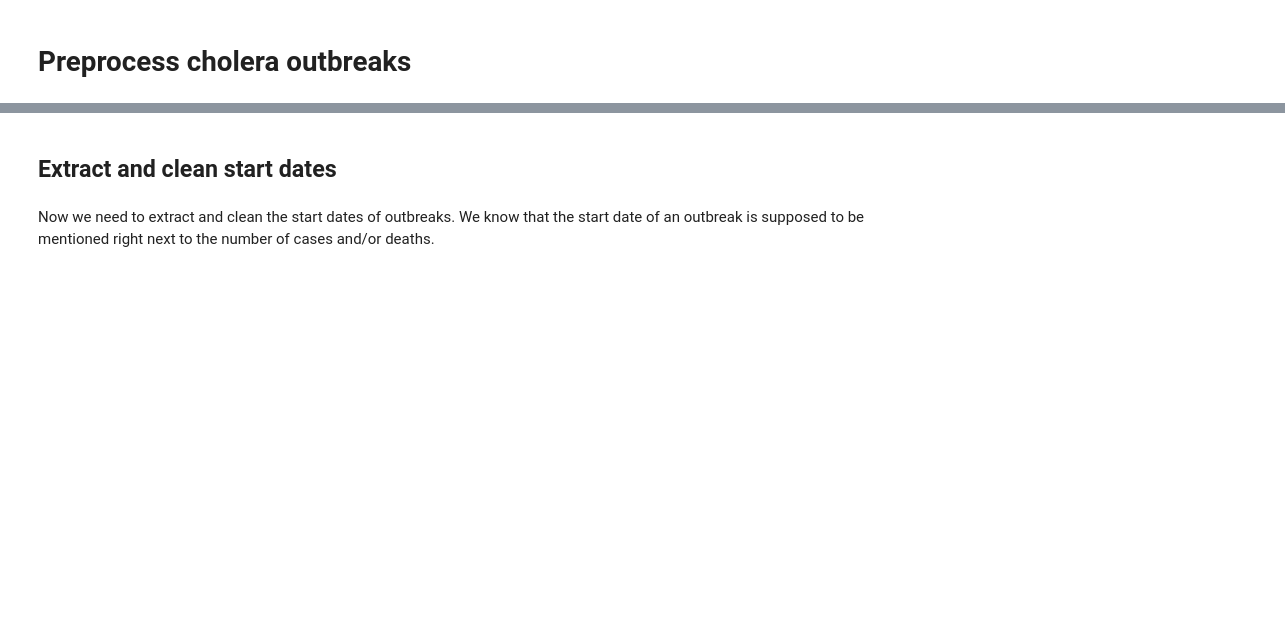
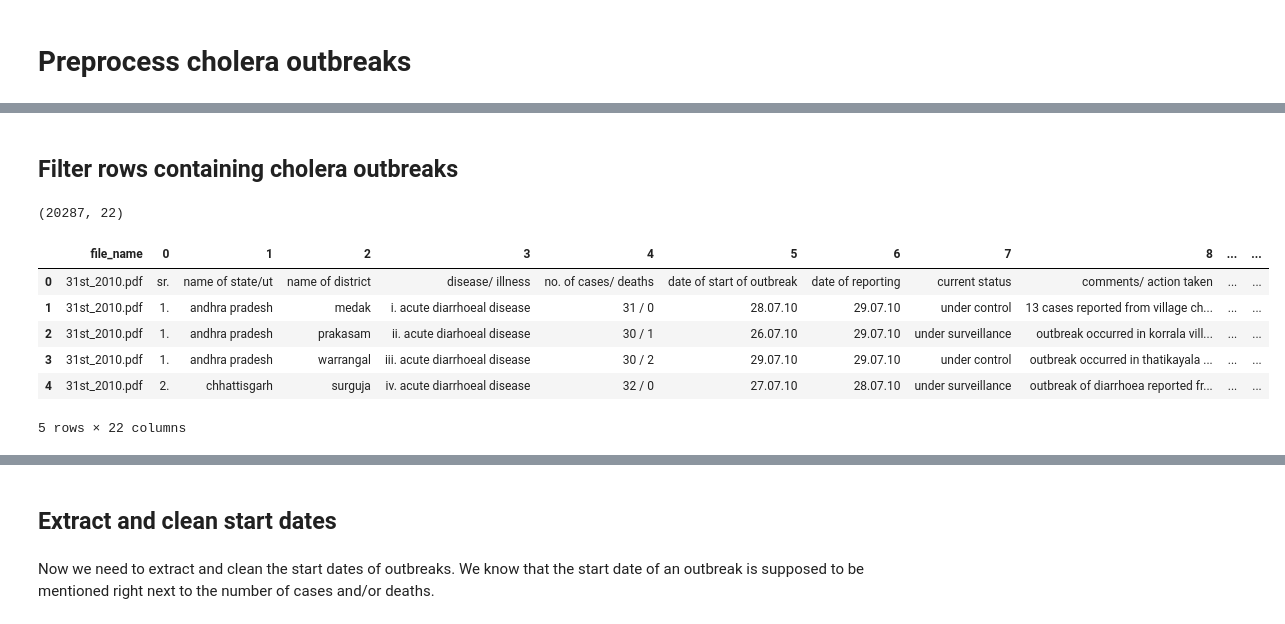
Before and after one commit to alexvmt/cholera_risk_modeling, a Jupyter notebook: 2_preprocess_the_data/preprocess_cholera_outbreaks.ipynb, the cells around one changed output, grey strips where cells are left out. Drawn from its saved outputs; the diff is of its cells as text; code cells hidden in the pictures; blank space fills up the shorter version.

```diff
--- a/2_preprocess_the_data/preprocess_cholera_outbreaks_v3.ipynb
+++ b/2_preprocess_the_data/preprocess_cholera_outbreaks.ipynb
@@ -383,0 +77,24 @@ outbreaks_filtered_other.shape
+# %% [markdown]
+## Filter rows containing cholera outbreaks
+# %%
+# drop duplicates
+cholera_outbreaks_raw = cholera_outbreaks_raw.drop_duplicates().reset_index(drop=True)
+cholera_outbreaks_raw.shape
+# %% [output]
+(20287, 22)
+# %%
+# fill na
+cholera_outbreaks_raw = cholera_outbreaks_raw.fillna('')
+# %%
+# make all columns lower case
+cholera_outbreaks_raw = cholera_outbreaks_raw.apply(lambda x: x.astype(str).str.lower())
+# %%
+cholera_outbreaks_raw.head()
+# %% [output]
+|  | file_name | 0 | 1 | 2 | 3 | 4 | 5 | 6 | 7 | 8 | ... | ... |
+| 0 | 31st_2010.pdf | sr. | name of state/ut | name of district | disease/ illness | no. of cases/ deaths | date of start of outbreak | date of reporting | current status | comments/ action taken | ... | ... |
+| 1 | 31st_2010.pdf | 1. | andhra pradesh | medak | i. acute diarrhoeal disease | 31 / 0 | 28.07.10 | 29.07.10 | under control | 13 cases reported from village ch... | ... | ... |
+| 2 | 31st_2010.pdf | 1. | andhra pradesh | prakasam | ii. acute diarhoeal disease | 30 / 1 | 26.07.10 | 29.07.10 | under surveillance | outbreak occurred in korrala vill... | ... | ... |
+| 3 | 31st_2010.pdf | 1. | andhra pradesh | warrangal | iii. acute diarrhoeal disease | 30 / 2 | 29.07.10 | 29.07.10 | under control | outbreak occurred in thatikayala ... | ... | ... |
+| 4 | 31st_2010.pdf | 2. | chhattisgarh | surguja | iv. acute diarrhoeal disease | 32 / 0 | 27.07.10 | 28.07.10 | under surveillance | outbreak of diarrhoea reported fr... | ... | ... |
+5 rows × 22 columns
```
Also changed, not shown: parts of 52 cells of this notebook, 4 other files.
